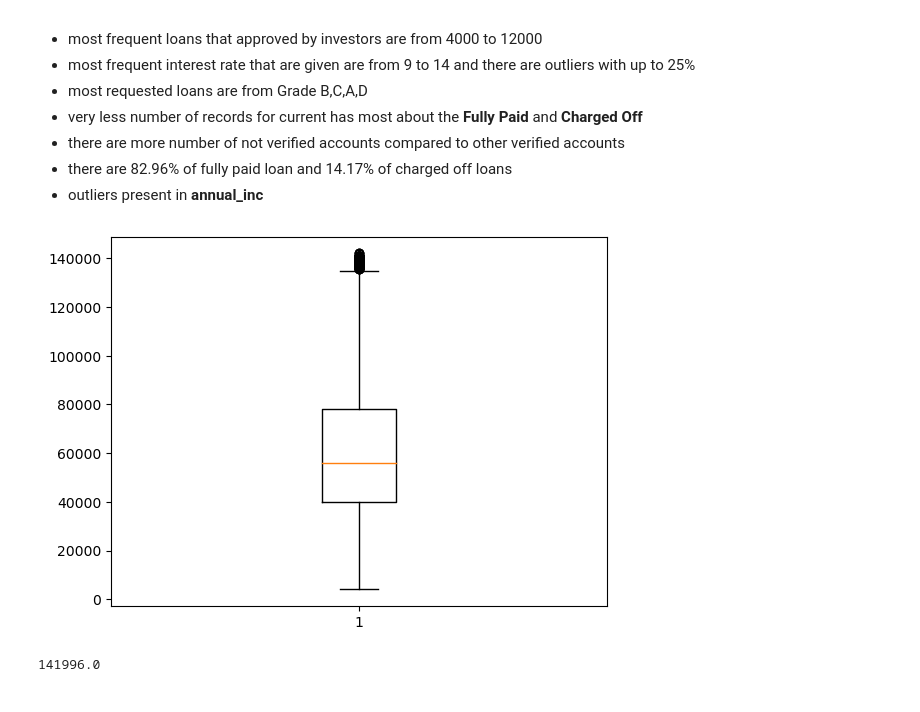
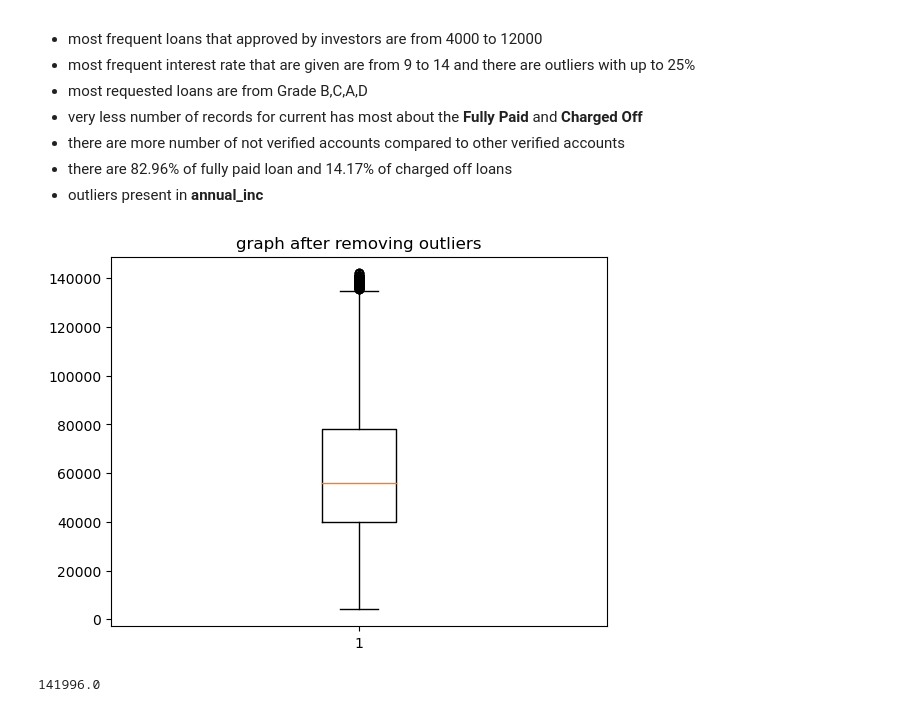
Before and after one commit to Rakesh459/groupcasestudyonloan, a Jupyter notebook: group case study loan.ipynb, the cells around one changed output. Saved outputs shown, nothing was run; the diff lists cells and outputs as text; code cells hidden in the pictures.

```diff
--- a/group case study loan.ipynb
+++ b/group case study loan.ipynb
@@ -223,10 +227,11 @@ Name: verification_status, dtype: float64
 # %%
 #removing the outlier in of annual_inc and filter records up to only 95% of max percentile
 loan_df = loan_df[loan_df.annual_inc < np.percentile(loan_df.annual_inc,95)]
 loan_df.annual_inc.describe()
 plt.boxplot(loan_df.annual_inc)
+plt.title('graph after removing outliers')
 plt.show()
 loan_df.annual_inc.max()
 # %% [output]
-[figure, old version]
+[figure, new version]
 141996.0
```
Also changed, not shown: parts of 14 cells of this notebook.
